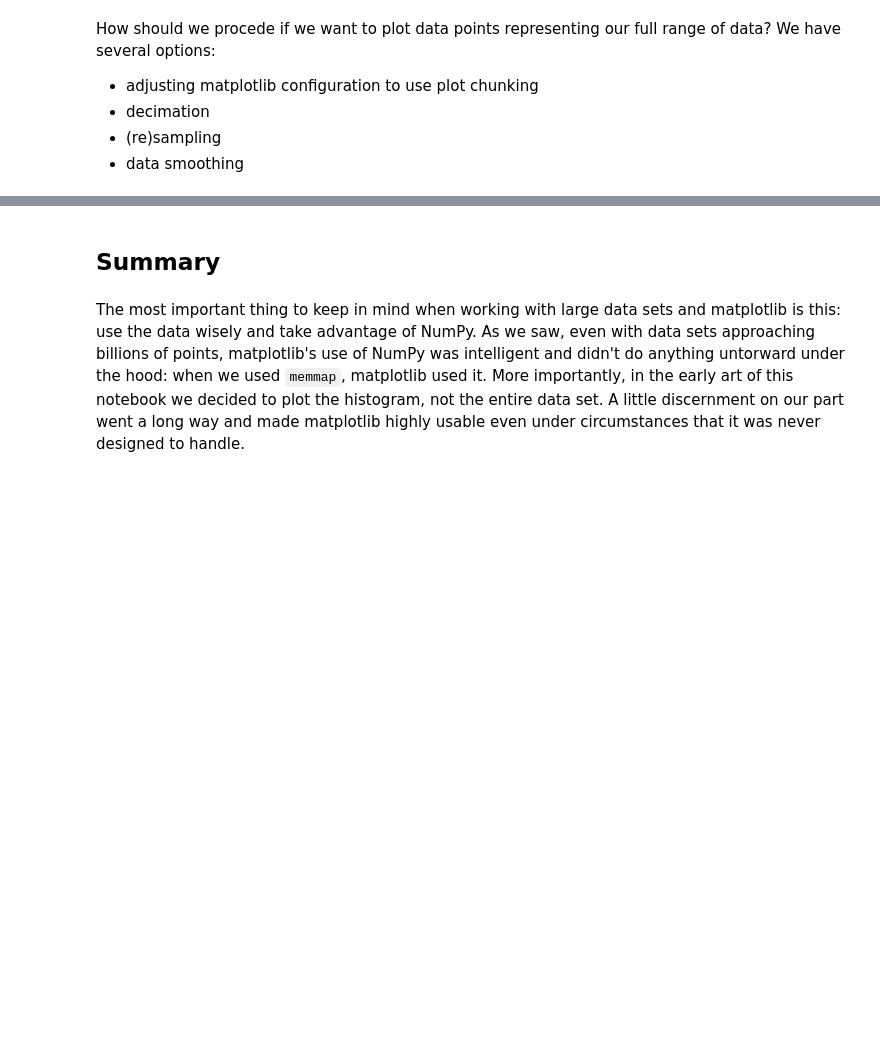
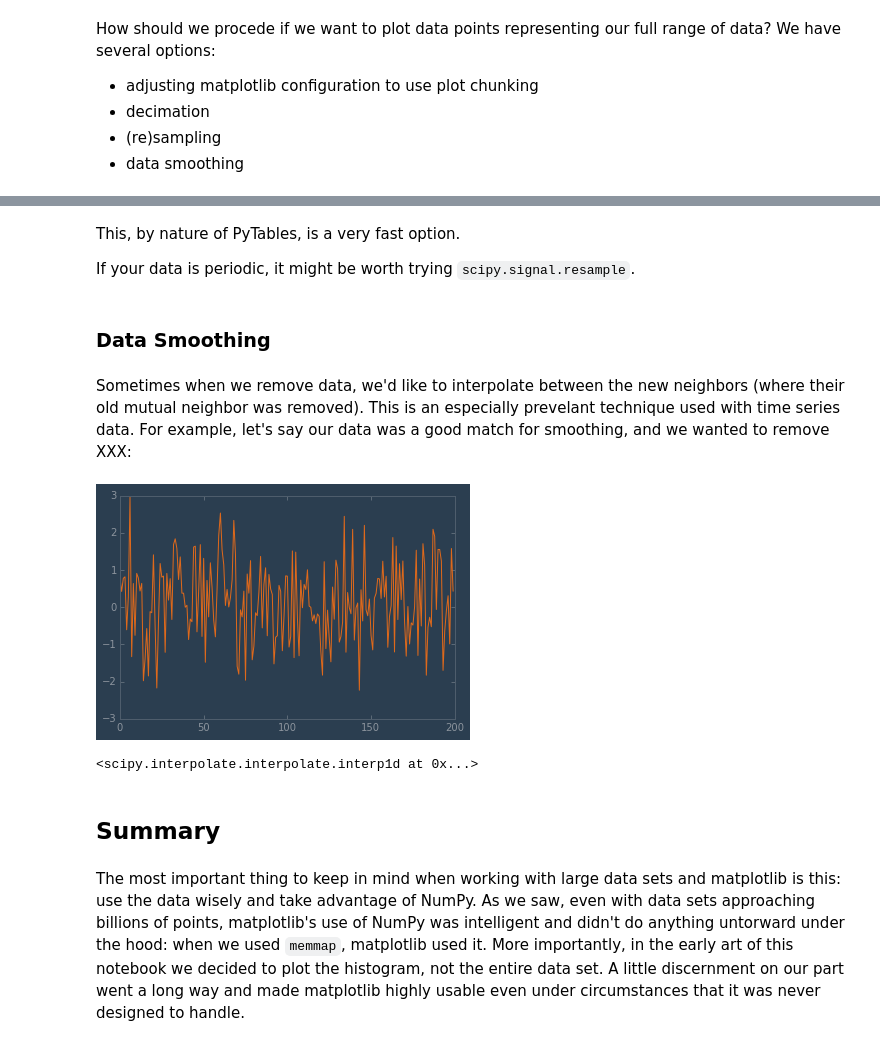
Before and after one commit to masteringmatplotlib/big-data, a Jupyter notebook: notebooks/mmpl-big-data.ipynb, the cells around one changed output, grey strips where cells are left out. Cells and saved outputs as stored; diff of their text form; code cells hidden in the pictures; blank space fills up the shorter version.

```diff
--- a/notebooks/mmpl-big-data.ipynb
+++ b/notebooks/mmpl-big-data.ipynb
@@ -884,3 +968,22 @@ How should we procede if we want to plot data points representing our full range
+# %% [markdown]
+This, by nature of PyTables, is a very fast option.
+
+If your data is periodic, it might be worth trying ``scipy.signal.resample``.
+# %% [markdown]
+### Data Smoothing
+# %% [markdown]
+Sometimes when we remove data, we'd like to interpolate between the new neighbors (where their old mutual neighbor was removed). This is an especially prevelant technique used with time series data. For example, let's say our data was a good match for smoothing, and we wanted to remove XXX:
+# %%
+data = tab[0:200]["temp"]
+(figure, axes) = plt.subplots()
+axes.plot(data)
+plt.show()
+# %% [output]
+[figure, added]
+# %%
+interpolate.interp1d(range(1000), data)
+# %% [output]
+<scipy.interpolate.interpolate.interp1d at 0x...>
 # %% [markdown]
 ## Summary
 # %% [markdown]
```
Also changed, not shown: parts of 34 cells of this notebook.
